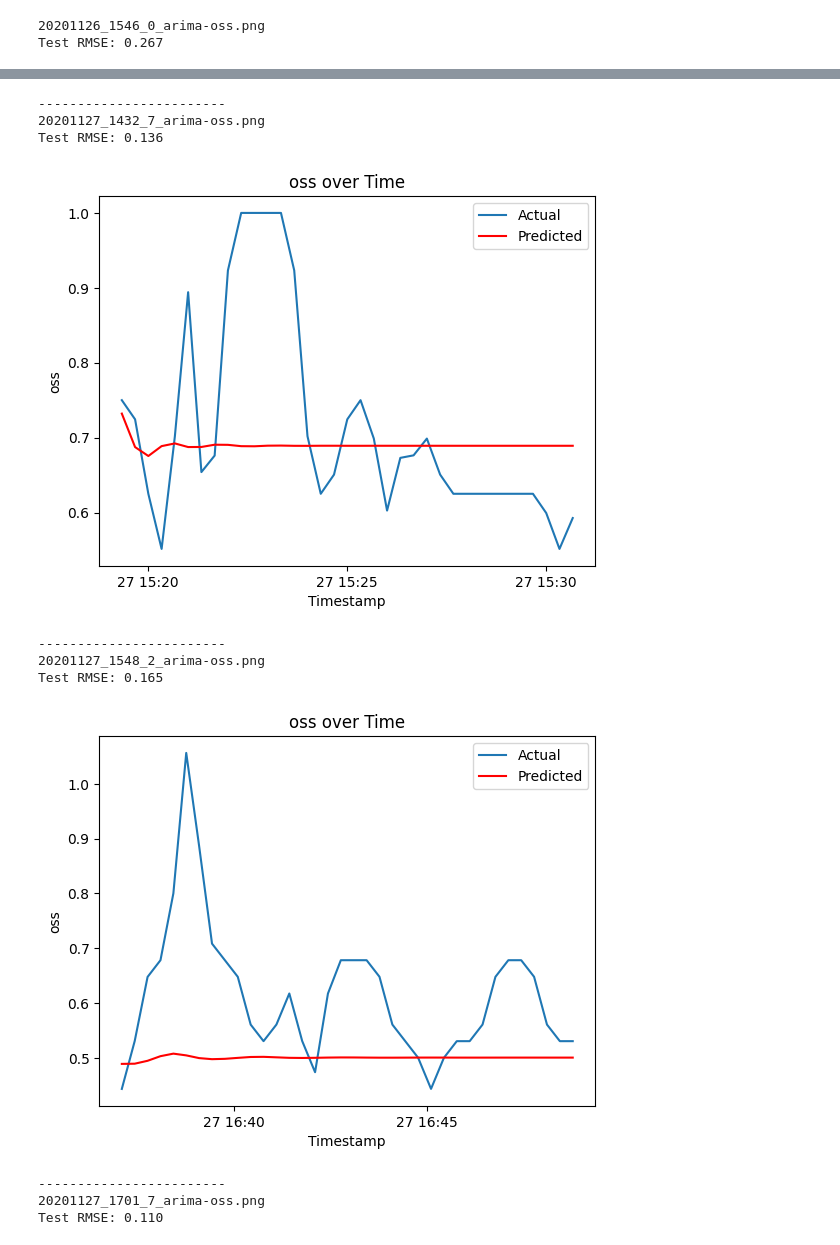
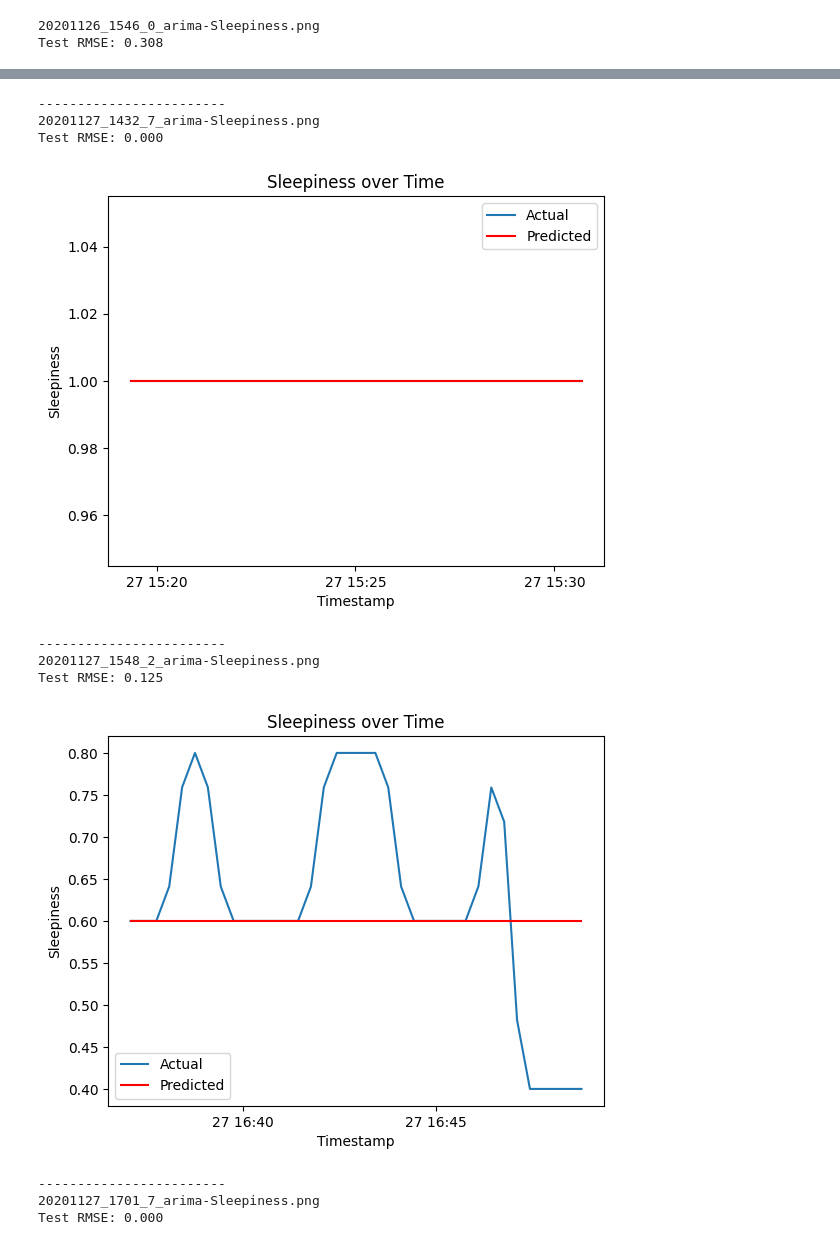
Before and after one commit to BuntinJP/ml, a Jupyter notebook: ARIMA_for_each_person.ipynb, the cells around one changed output, grey strips where cells are left out. Drawn from its saved outputs; the diff is of its cells as text; code cells hidden in the pictures.

Commit message:
Execute with Sleepiness Column

```diff
--- a/ARIMA_for_each_person.ipynb
+++ b/ARIMA_for_each_person.ipynb
@@ -21,8 +21,6 @@ features = [
     "realtime steering entropy_1100_stddev_480",
     "perclos",
 ]
-
-target = 'oss'
 TRAIN_DIR = 'dms_data/train/'
 TEST_DIR = 'dms_data/test/'
 
@@ -61,6 +59,13 @@ def solveOne(train_csv_path,test_csv_path,features,target,file_name=''):
     plt.show()
   return rmse
 # %%
+
+"""
+target => 予測対象のカラム
+"""
+# target = 'oss'
+target = 'Sleepiness'
+
 csvs = os.listdir(TRAIN_DIR)
 for csv in csvs:
   if csv.endswith('y_train.csv'):
@@ -72,5 +77,5 @@ for csv in csvs:
     solveOne(train_path,test_path,features,target,png_file_name)
     print('------------------------')
 # %% [output]
-20201126_1546_0_arima-oss.png
-Test RMSE: 0.267
+20201126_1546_0_arima-Sleepiness.png
+Test RMSE: 0.308
@@ -78,11 +83,11 @@ Test RMSE: 0.267
 ------------------------
-20201127_1432_7_arima-oss.png
-Test RMSE: 0.136
+20201127_1432_7_arima-Sleepiness.png
+Test RMSE: 0.000
-[figure, old version]
+[figure, new version]
 ------------------------
-20201127_1548_2_arima-oss.png
-Test RMSE: 0.165
+20201127_1548_2_arima-Sleepiness.png
+Test RMSE: 0.125
-[figure, old version]
+[figure, new version]
 ------------------------
-20201127_1701_7_arima-oss.png
-Test RMSE: 0.110
+20201127_1701_7_arima-Sleepiness.png
+Test RMSE: 0.000
```
Also changed, not shown: parts of 1 cell of this notebook, 17 other files.
